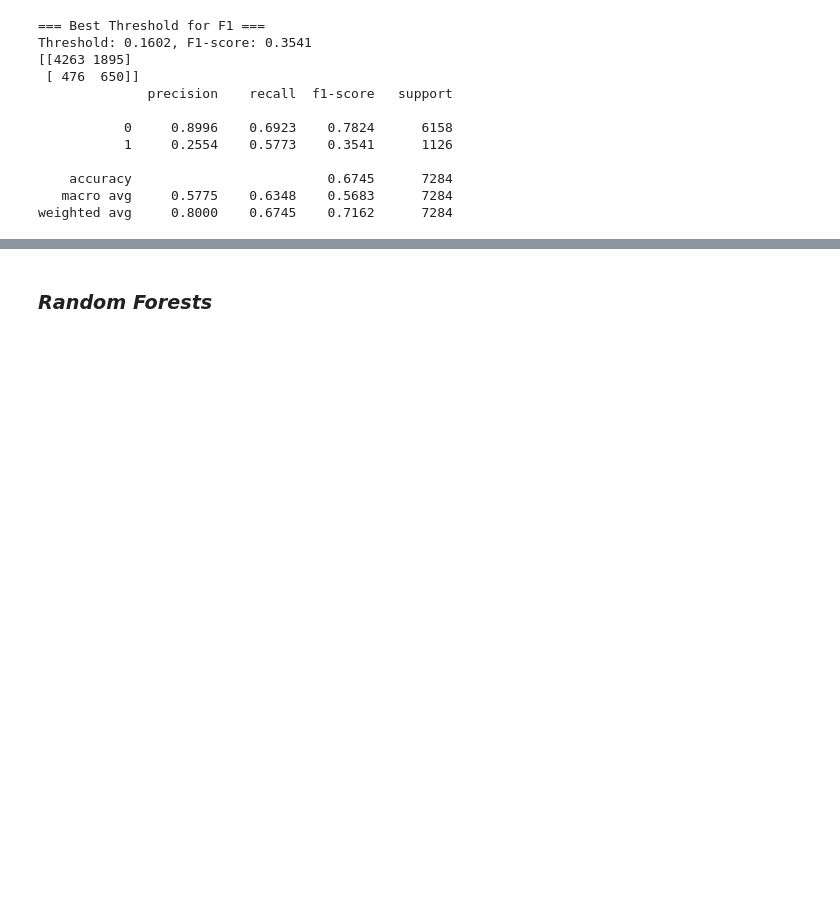
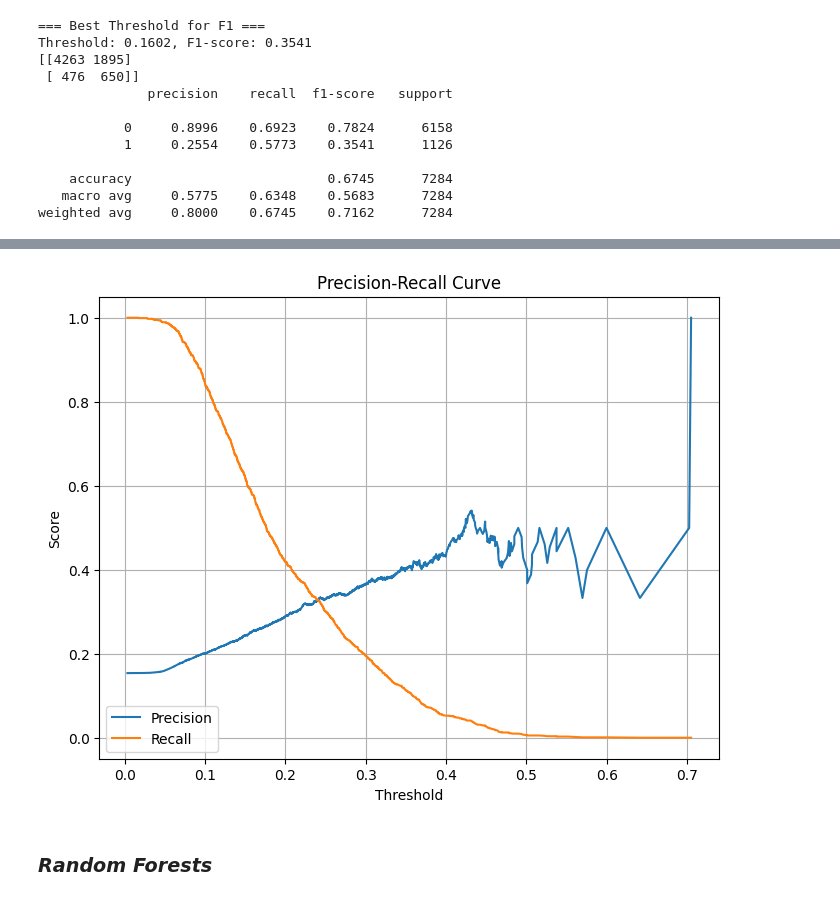
Before and after one commit to sergeGITH/TS, a Jupyter notebook: TMDL_group_project.ipynb, the cells around one changed output, grey strips where cells are left out. Drawn from its saved outputs; the diff is of its cells as text; code cells hidden in the pictures; blank space fills up the shorter version.

```diff
--- a/TMDL_group_project.ipynb
+++ b/TMDL_group_project.ipynb
@@ -621,0 +626,85 @@ weighted avg     0.8000    0.6745    0.7162      7284
+# %%
+import numpy as np
+import matplotlib.pyplot as plt
+from sklearn.linear_model import LogisticRegression
+from sklearn.metrics import classification_report, confusion_matrix, f1_score, precision_recall_curve
+from sklearn.model_selection import train_test_split
+from sklearn.preprocessing import StandardScaler
+
+def logistic_regression_with_threshold(X, y, test_size=0.2, random_state=42):
+    """
+    Trains a logistic regression model, evaluates it with varying thresholds, and plots precision-recall curve.
+
+    Args:
+        X: Features (numpy array or pandas DataFrame).
+        y: Target variable (numpy array or pandas Series).
+        test_size: Proportion of the dataset to include in the test split.
+        random_state: Seed for random number generation.
+    """
+
+    X_train, X_test, y_train, y_test = train_test_split(X, y, test_size=test_size, random_state=random_state)
+
+    scaler = StandardScaler()
+    X_train_scaled = scaler.fit_transform(X_train)
+    X_test_scaled = scaler.transform(X_test)
+
+    model = LogisticRegression()
+    model.fit(X_train_scaled, y_train)
+
+    y_pred_proba = model.predict_proba(X_test_scaled)[:, 1]  # Probabilities of class 1
+
+    # Default threshold (0.5)
+    print("=== Default Threshold (0.5) ===")
+    y_pred_default = (y_pred_proba > 0.5).astype(int)
+    print("Confusion Matrix:")
+    print(confusion_matrix(y_test, y_pred_default))
+    print("\nClassification Report:")
+    print(classification_report(y_test, y_pred_default, digits=4))
+
+    # Try different thresholds
+    print("\n=== Custom Thresholds ===")
+    thresholds = [0.1, 0.3, 0.5, 0.7, 0.9]
+    for threshold in thresholds:
+        y_pred_custom = (y_pred_proba > threshold).astype(int)
+        print(f"\n--- Threshold: {threshold} ---")
+        print(confusion_matrix(y_test, y_pred_custom))
+        print(classification_report(y_test, y_pred_custom, digits=4))
+
+    # Find best threshold for F1-score
+    best_f1 = 0
+    best_threshold = 0
+    for threshold in np.linspace(0.05, 0.95, 20):
+        y_pred = (y_pred_proba > threshold).astype(int)
+        f1 = f1_score(y_test, y_pred)
+        if f1 > best_f1:
+            best_f1 = f1
+            best_threshold = threshold
+
+    print(f"\n=== Best Threshold for F1-score ===")
+    print(f"Threshold: {best_threshold:.4f}, F1-score: {best_f1:.4f}")
+
+    y_pred_best = (y_pred_proba > best_threshold).astype(int)
+    print("Confusion Matrix (Best Threshold):")
+    print(confusion_matrix(y_test, y_pred_best))
+    print("\nClassification Report (Best Threshold):")
+    print(classification_report(y_test, y_pred_best, digits=4))
+
+    # Plot Precision-Recall curve
+    precision, recall, thresholds_pr = precision_recall_curve(y_test, y_pred_proba)
+    plt.figure(figsize=(8, 6))
+    plt.plot(thresholds_pr, precision[:-1], label='Precision')
+    plt.plot(thresholds_pr, recall[:-1], label='Recall')
+    plt.xlabel('Threshold')
+    plt.ylabel('Score')
+    plt.title('Precision-Recall Curve')
+    plt.legend()
+    plt.grid(True)
+    plt.show()
+
+# Example usage (replace with your data):
+#np.random.seed(42)
+#X = np.random.rand(100, 5)
+#y = np.random.randint(0, 2, 100)
+
+logistic_regression_with_threshold(X, y)
+# %% [output]
@@ -622,3 +728,4 @@ weighted avg     0.8000    0.6745    0.7162      7284
+[figure, added]
 # %% [markdown]
 ### ***Random Forests***
 # %%
```
Also changed, not shown: parts of 5 cells of this notebook.
